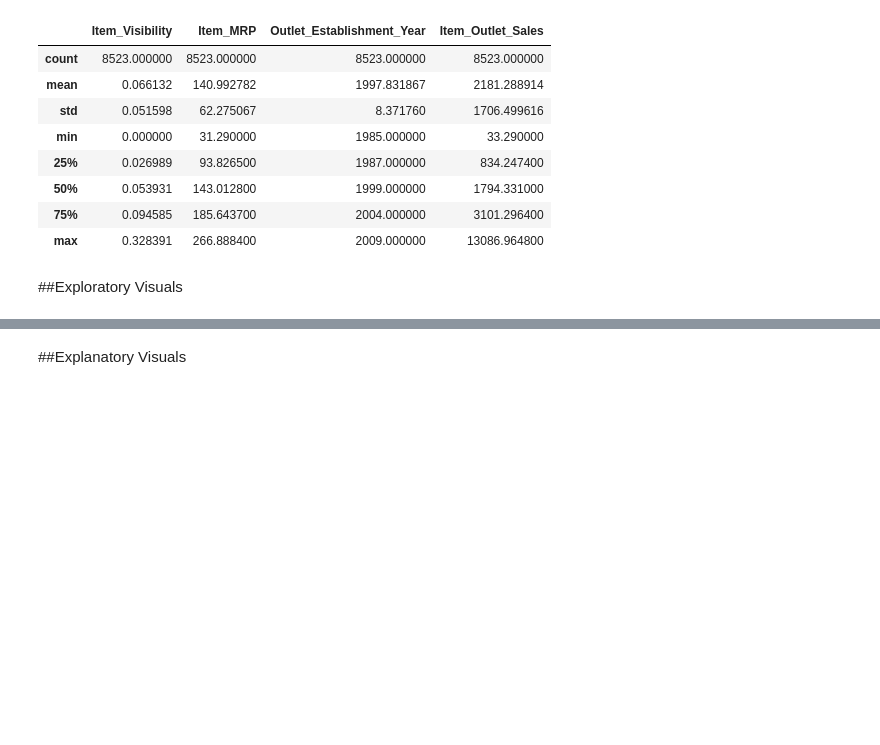
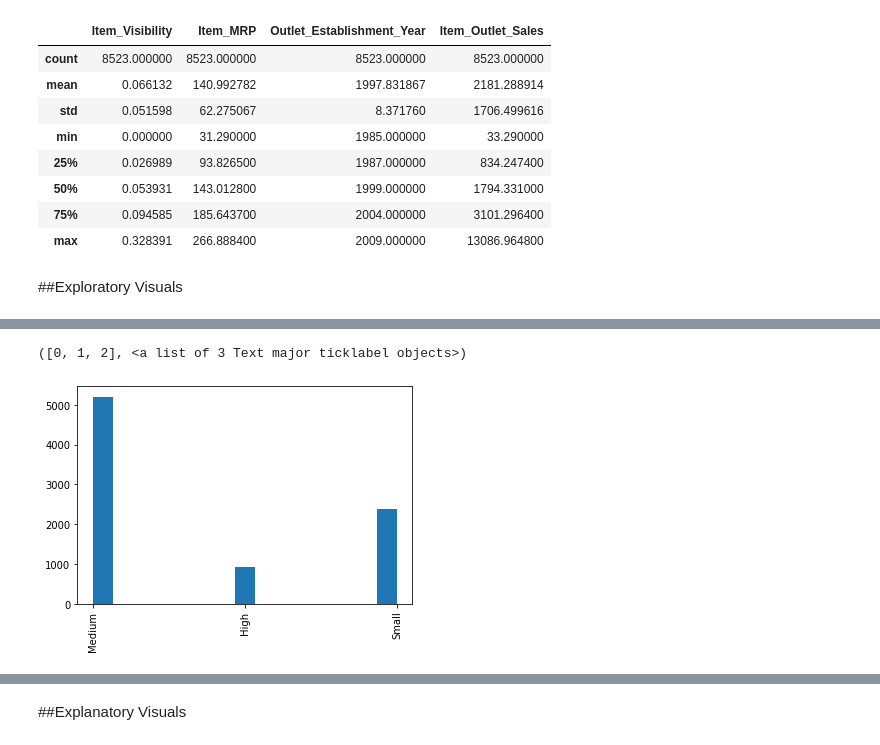
Before and after one commit to Josh-XS/Sales-predictions, a Jupyter notebook: sales_predictions.ipynb, the cells around one changed output, grey strips where cells are left out. Cells and saved outputs as stored; diff of their text form; code cells hidden in the pictures; blank space fills up the shorter version.

```diff
--- a/sales_predictions.ipynb
+++ b/sales_predictions.ipynb
@@ -334,0 +370,6 @@ df.describe()
+# %%
+plt.hist(data = df, x = "Outlet_Size", bins = 'auto')
+plt.xticks(rotation = 90)
+# %% [output]
+([0, 1, 2], <a list of 3 Text major ticklabel objects>)
+[figure, added]
```
Also changed, not shown: parts of 24 cells of this notebook.
